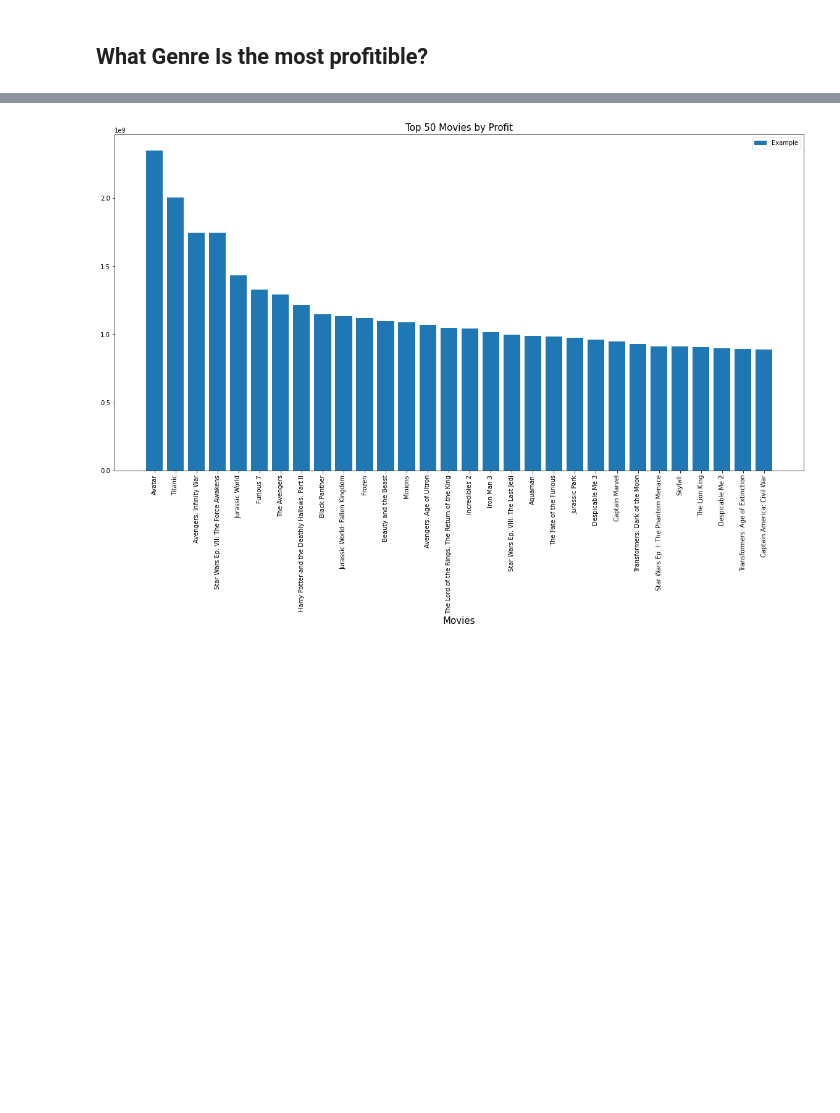
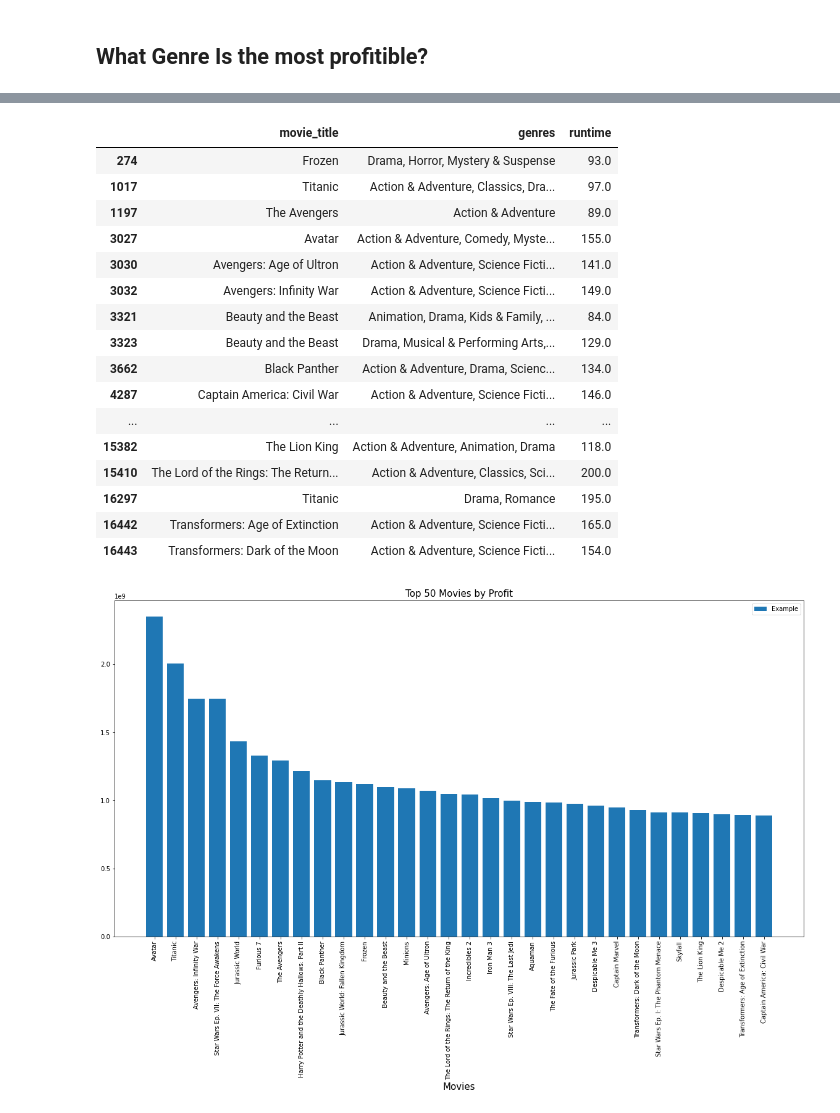
Before and after one commit to camdeman/MMA, a Jupyter notebook: Movies_Cameron.ipynb, the cells around one changed output, grey strips where cells are left out. Saved outputs shown, nothing was run; the diff lists cells and outputs as text; code cells hidden in the pictures; blank space fills up the shorter version.

```diff
--- a/Movies_Cameron.ipynb
+++ b/Movies_Cameron.ipynb
@@ -160,6 +158,6 @@ top_50_profit
 | 36 | 37 | Jun 27, 2014 | Transformers: Age of Extinction | 210000000 | 245439076 | 1104039076 | 894039076 | ... |
 | 16 | 17 | May 6, 2016 | Captain America: Civil War | 250000000 | 408084349 | 1140069413 | 890069413 | ... |
 # %%
-top_movie_titles = top_50_profit["movies"].to_list()
+top_movie_titles = top_50_profit["movie"].to_list()
 top_movie_titles
 # %% [output]
@@ -167,3 +184,24 @@ TypeError: list indices must be integers or slices, not str
+# %%
+top_50_genres = df_2.loc[df_2['movie_title'].isin(top_movie_titles)]
+top_50_genres
+# %% [output]
+|  | movie_title | genres | runtime |
+| 274 | Frozen | Drama, Horror, Mystery & Suspense | 93.0 |
+| 1017 | Titanic | Action & Adventure, Classics, Dra... | 97.0 |
+| 1197 | The Avengers | Action & Adventure | 89.0 |
+| 3027 | Avatar | Action & Adventure, Comedy, Myste... | 155.0 |
+| 3030 | Avengers: Age of Ultron | Action & Adventure, Science Ficti... | 141.0 |
+| 3032 | Avengers: Infinity War | Action & Adventure, Science Ficti... | 149.0 |
+| 3321 | Beauty and the Beast | Animation, Drama, Kids & Family, ... | 84.0 |
+| 3323 | Beauty and the Beast | Drama, Musical & Performing Arts,... | 129.0 |
+| 3662 | Black Panther | Action & Adventure, Drama, Scienc... | 134.0 |
+| 4287 | Captain America: Civil War | Action & Adventure, Science Ficti... | 146.0 |
+| ... | ... | ... | ... |
+| 15382 | The Lion King | Action & Adventure, Animation, Drama | 118.0 |
+| 15410 | The Lord of the Rings: The Return... | Action & Adventure, Classics, Sci... | 200.0 |
+| 16297 | Titanic | Drama, Romance | 195.0 |
+| 16442 | Transformers: Age of Extinction | Action & Adventure, Science Ficti... | 165.0 |
+| 16443 | Transformers: Dark of the Moon | Action & Adventure, Science Ficti... | 154.0 |
 # %%
 # Plot a bar graph of the most common names
 fig, ax = plt.subplots(figsize = (20,10))
```
Also changed, not shown: parts of 3 cells of this notebook.
